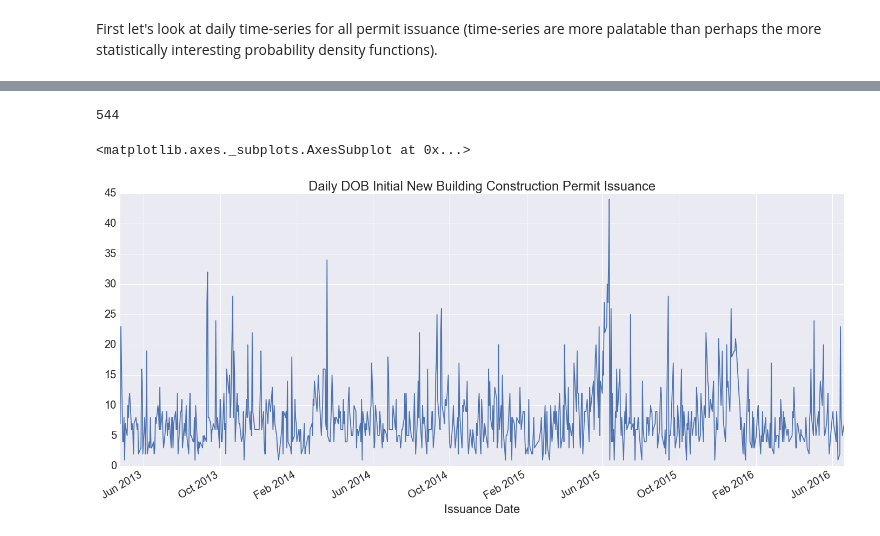
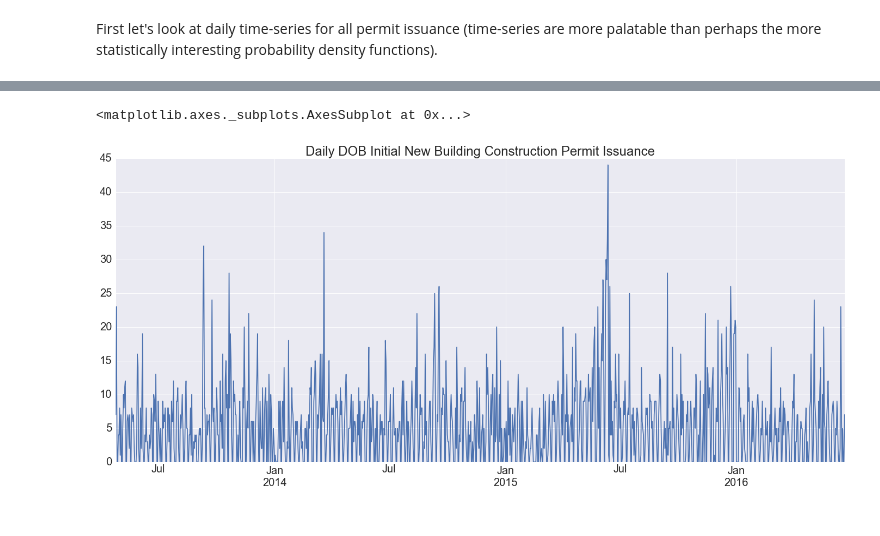
Before and after one commit to techelo/nyc-construction-timeline, a Jupyter notebook: notebooks/Permit and Occupancy Volume Analysis.ipynb, the cells around one changed output, grey strips where cells are left out. Saved outputs shown, nothing was run; the diff lists cells and outputs as text; code cells hidden in the pictures.

```diff
--- a/notebooks/Permit and Occupancy Volume Analysis.ipynb
+++ b/notebooks/Permit and Occupancy Volume Analysis.ipynb
@@ -14,3 +14,3 @@ permits = pd.read_csv("../data/DOB_Permit_Issuance.csv")
 # %%
-new_building_permits = pd.read_csv("../data/new_building_permits.csv", index_col=0)
+new_building_permits = pd.read_csv("new_building_permits.csv", index_col=0)
 # %%
@@ -60,7 +34,7 @@ Name: Filing Status, dtype: int64
 # %% [markdown]
 ## Aggregations
 # %%
-new_building_permits['Issuance Date'] = pd.to_datetime(new_building_permits['Issuance Date'])
+# permits['Issuance Date'] = pd.to_datetime(permits['Issuance Date'])
 # %% [markdown]
 Note that converting all 50-some thousand entries to datetime is a slow operation.
 # %%
@@ -68,6 +42,9 @@ permits['Issuance Date'] = pd.to_datetime(permits['Issuance Date'])
 # %% [markdown]
 First let's look at daily time-series for all permit issuance (time-series are more palatable than perhaps the more statistically interesting probability density functions).
 # %%
-sns.set(font_scale=2)
-permits.groupby(['Issuance Date'])['Issuance Date'].count().plot(figsize=(24, 10),
-                                                                 title='Daily DOB Construction Permit Issuance')
+#
+# TODO: Need `DOB_Permit_Issuance.csv` back.
+#
+
+# sns.set(font_scale=2)
+# permits.groupby(['Issuance Date'])['Issuance Date'].count().plot(figsize=(24, 10), title='Daily DOB Construction Permit Issuance')
@@ -77,10 +51,9 @@ permits.groupby(['Issuance Date'])['Issuance Date'].count().plot(figsize=(24, 10
-# %%
-sum(permits.groupby(['Issuance Date'])['Issuance Date'].count()) / len(permits.groupby(['Issuance Date'])['Issuance Date'].count())
-# %% [output]
-544
+# %%
+daily_permit_issuance = new_building_permits.groupby(['Issuance Date'])['Issuance Date'].count().reindex(
+    pd.date_range('25-04-2013', '20-06-2016'), fill_value=0
+)
 # %%
-new_building_permits.groupby(['Issuance Date'])['Issuance Date'].count().plot(figsize=(24, 10),
-                                                                 title='Daily DOB Initial New Building Construction Permit Issuance')
+daily_permit_issuance.plot(figsize=(24, 10), title='Daily DOB Initial New Building Construction Permit Issuance')
 # %% [output]
 <matplotlib.axes._subplots.AxesSubplot at 0x...>
-[figure, old version]
+[figure, new version]
```
Also changed, not shown: parts of 14 cells of this notebook, 1 other file.
